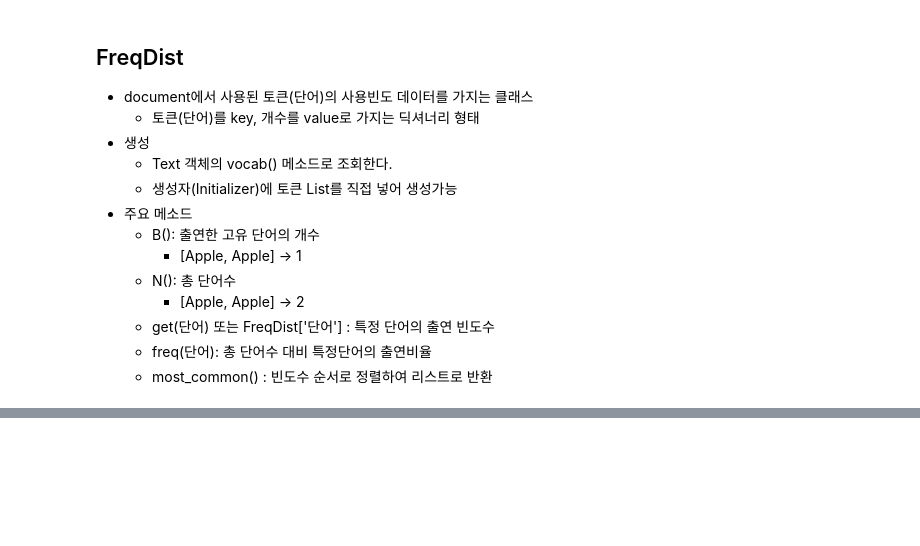
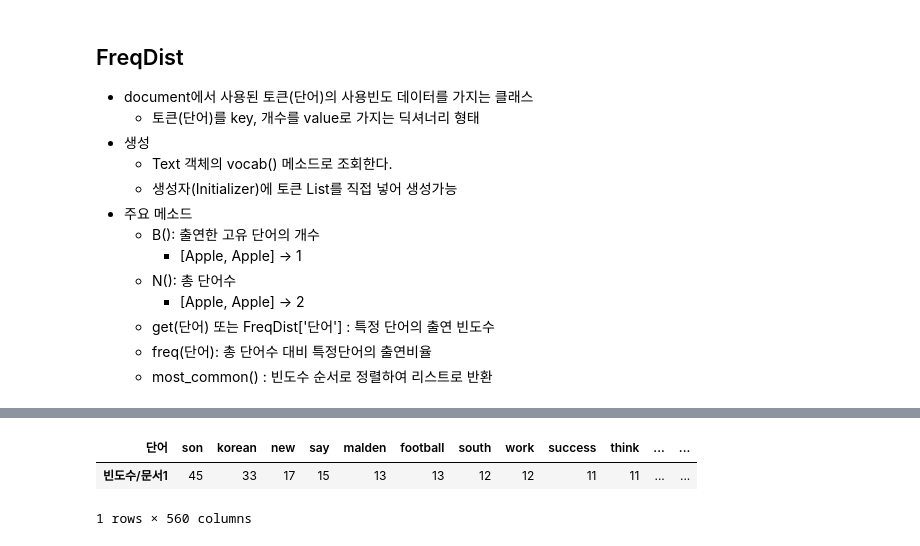
Before and after one commit to daeminkim/Playdata-DanPY, a Jupyter notebook: TextAnalysis/01_NLP개요_NLTK 패키지를 이용한 데이터 전처리.ipynb, the cells around one changed output, grey strips where cells are left out. Cells and saved outputs as stored; diff of their text form; code cells hidden in the pictures; blank space fills up the shorter version.

```diff
--- a/TextAnalysis/01_NLP개요_NLTK 패키지를 이용한 데이터 전처리.ipynb
+++ b/TextAnalysis/01_NLP개요_NLTK 패키지를 이용한 데이터 전처리.ipynb
@@ -998,0 +1216,3 @@ plt.show()
+# %%
+tdm=df.set_index('단어')
+tdm.head()
@@ -998,0 +1227,7 @@ plt.show()
+# %%
+dtm = tdm.T # 전치 시킴.
+dtm
+# %% [output]
+| 단어 | son | korean | new | say | malden | football | south | work | success | think | ... | ... |
+| 빈도수/문서1 | 45 | 33 | 17 | 15 | 13 | 13 | 12 | 12 | 11 | 11 | ... | ... |
+1 rows × 560 columns
```
Also changed, not shown: parts of 44 cells of this notebook.
